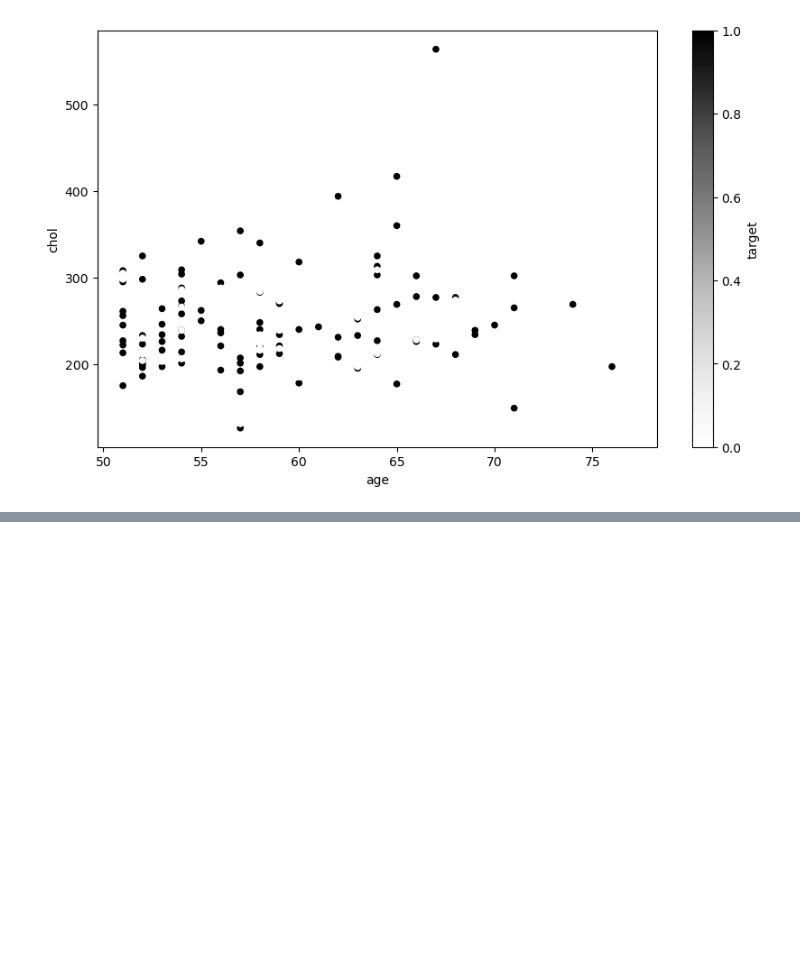
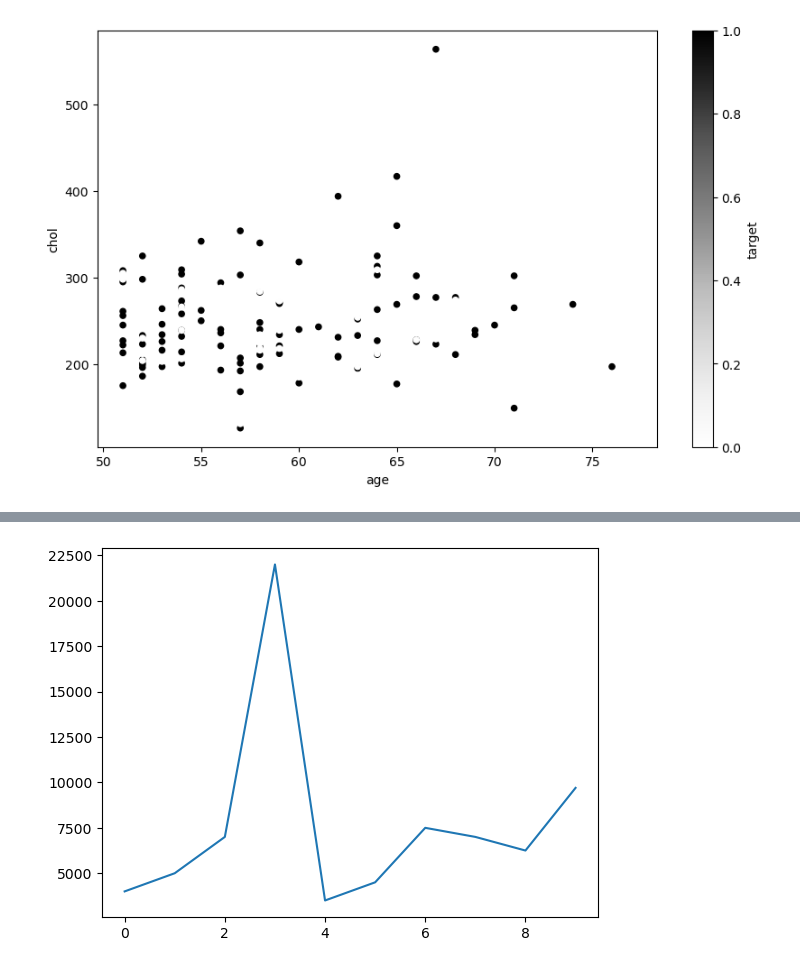
Before and after one commit to ChaosFreeze/ztm-ml, a Jupyter notebook: introduction-to-matplotlib.ipynb, the cells around one changed output, grey strips where cells are left out. Saved outputs shown, nothing was run; the diff lists cells and outputs as text; code cells hidden in the pictures; blank space fills up the shorter version.

```diff
--- a/introduction-to-matplotlib.ipynb
+++ b/introduction-to-matplotlib.ipynb
@@ -421,0 +530,4 @@ over_50.plot(kind='scatter',
+# %%
+car_sales['Price'].plot();
+# %% [output]
+[figure, added]
```
Also changed, not shown: parts of 29 cells of this notebook, 4 other files.
